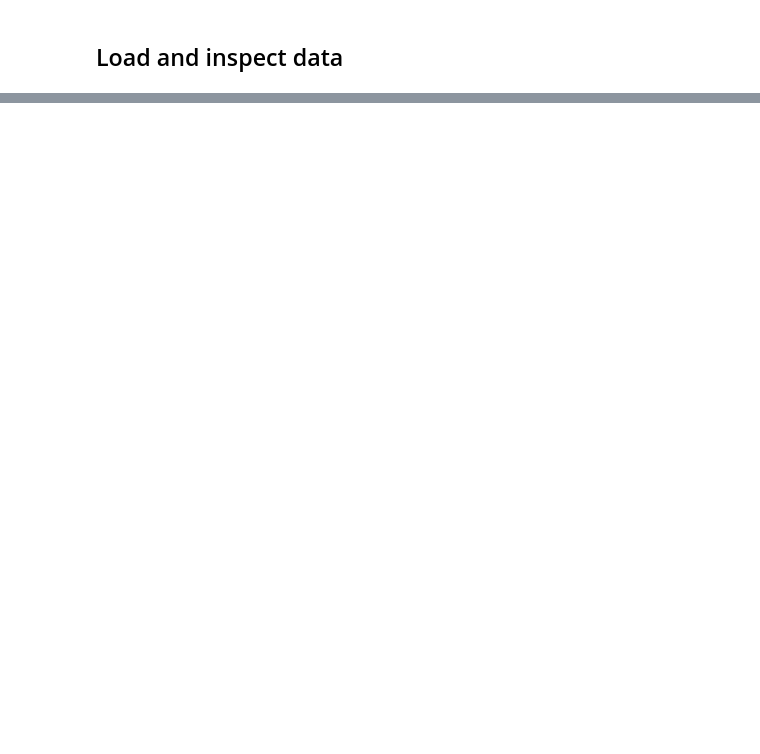
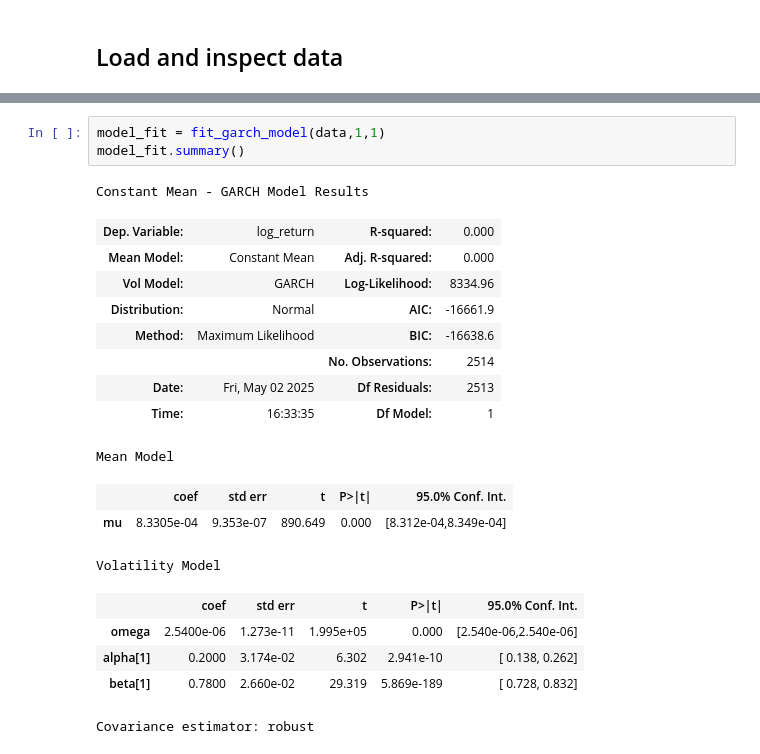
Before and after one commit to dinnyyy/volatility-forecasting-garch, a Jupyter notebook: notebooks/garch_modeling.ipynb, the cells around one changed output, grey strips where cells are left out. Cells and saved outputs as stored; diff of their text form; blank space fills up the shorter version.

```diff
--- a/notebooks/garch_modeling.ipynb
+++ b/notebooks/garch_modeling.ipynb
@@ -30,0 +51,22 @@ ModuleNotFoundError: No module named 'src.visualization'
+# %%
+model_fit = fit_garch_model(data,1,1)
+model_fit.summary()
+# %% [output]
+Constant Mean - GARCH Model Results
+| Dep. Variable: | log_return | R-squared: | 0.000 |
+| Mean Model: | Constant Mean | Adj. R-squared: | 0.000 |
+| Vol Model: | GARCH | Log-Likelihood: | 8334.96 |
+| Distribution: | Normal | AIC: | -16661.9 |
+| Method: | Maximum Likelihood | BIC: | -16638.6 |
+|  |  | No. Observations: | 2514 |
+| Date: | Fri, May 02 2025 | Df Residuals: | 2513 |
+| Time: | 16:33:35 | Df Model: | 1 |
+Mean Model
+|  | coef | std err | t | P>|t| | 95.0% Conf. Int. |
+| mu | 8.3305e-04 | 9.353e-07 | 890.649 | 0.000 | [8.312e-04,8.349e-04] |
+Volatility Model
+|  | coef | std err | t | P>|t| | 95.0% Conf. Int. |
+| omega | 2.5400e-06 | 1.273e-11 | 1.995e+05 | 0.000 | [2.540e-06,2.540e-06] |
+| alpha[1] | 0.2000 | 3.174e-02 | 6.302 | 2.941e-10 | [ 0.138, 0.262] |
+| beta[1] | 0.7800 | 2.660e-02 | 29.319 | 5.869e-189 | [ 0.728, 0.832] |
+Covariance estimator: robust
```
Also changed, not shown: parts of 10 cells of this notebook, 8 other files.
